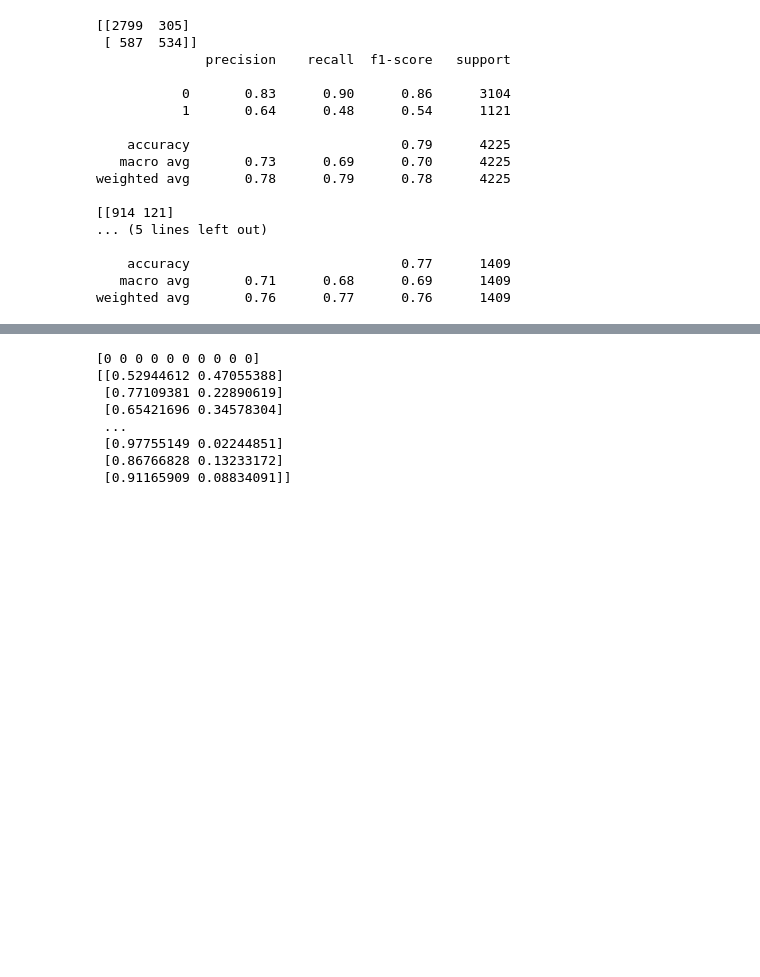
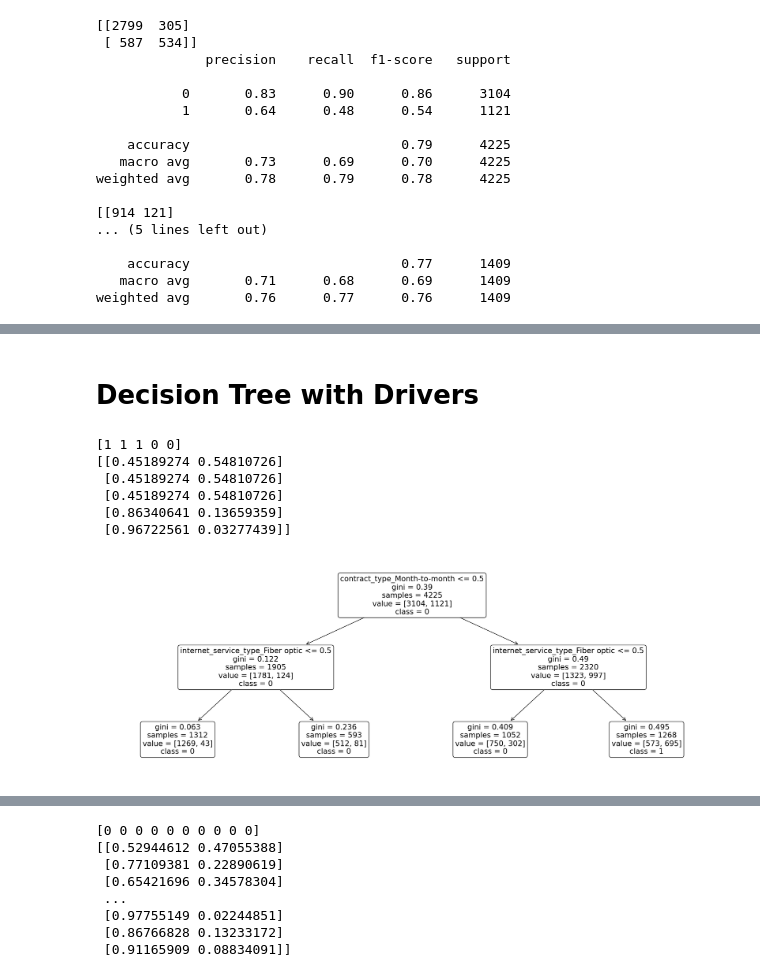
Before and after one commit to Alfred-W-S-Pirovits-Jr/Telco_Churn_Project, a Jupyter notebook: final_report.ipynb, the cells around one changed output, grey strips where cells are left out. Saved outputs shown, nothing was run; the diff lists cells and outputs as text; code cells hidden in the pictures; blank space fills up the shorter version.

```diff
--- a/final_report.ipynb
+++ b/final_report.ipynb
@@ -185,0 +185,10 @@ X_train, y_train, X_validate, y_validate, X_test, y_test = prepare.split_data_la
+# %%
+telco_drivers = telco.drop(columns=['senior_citizen', 'partner_Yes', 'dependents_Yes', 'multiple_lines_Yes',
+       'online_security_Yes', 'online_backup_Yes', 'device_protection_Yes',
+       'tech_support_Yes', 'streaming_tv_Yes', 'streaming_movies_Yes',
+       'paperless_billing_Yes', 'internet_service_type_None',
+       'payment_type_Credit card (automatic)', 'payment_type_Electronic check',
+       'payment_type_Mailed check',
+       'contract_type_One year', 'contract_type_Two year', 'tenure_normalized',
+       'monthly_charges_normalized', 'tenure_charge_ratio'])
+telco_drivers.columns
@@ -247,0 +273,23 @@ weighted avg       0.76      0.77      0.76      1409
+# %% [markdown]
+# Decision Tree with Drivers
+# %%
+X_train, y_train, X_validate, y_validate, X_test, y_test = prepare.split_data_label(telco_drivers, 'churn_Yes')
+
+clf = DecisionTreeClassifier(max_depth=3, random_state=823)
+clf = clf.fit(X_train, y_train)
+plt.figure(figsize=(23, 8))
+plot_tree(clf, feature_names=X_train.columns, class_names=clf.classes_.astype('str'), rounded=True)
+y_pred_clf = clf.predict(X_train)
+print(y_pred_clf[0:5])
+y_pred_proba_clf = clf.predict_proba(X_train)
+print(y_pred_proba_clf[0:5])
+y_val_clf = clf.predict(X_validate)
+y_val_proba_clf = clf.predict_proba(X_validate)
+# %% [output]
+[1 1 1 0 0]
+[[0.45189274 0.54810726]
+ [0.45189274 0.54810726]
+ [0.45189274 0.54810726]
+ [0.86340641 0.13659359]
+ [0.96722561 0.03277439]]
+[figure, added]
```
Also changed, not shown: parts of 49 cells of this notebook.
